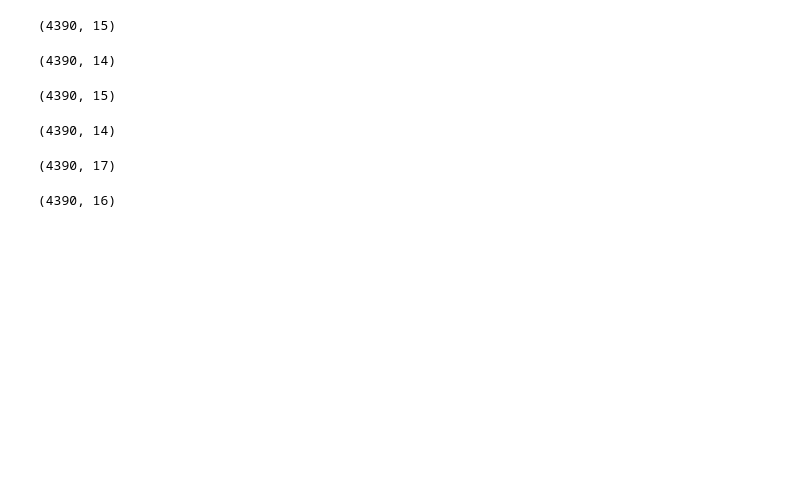
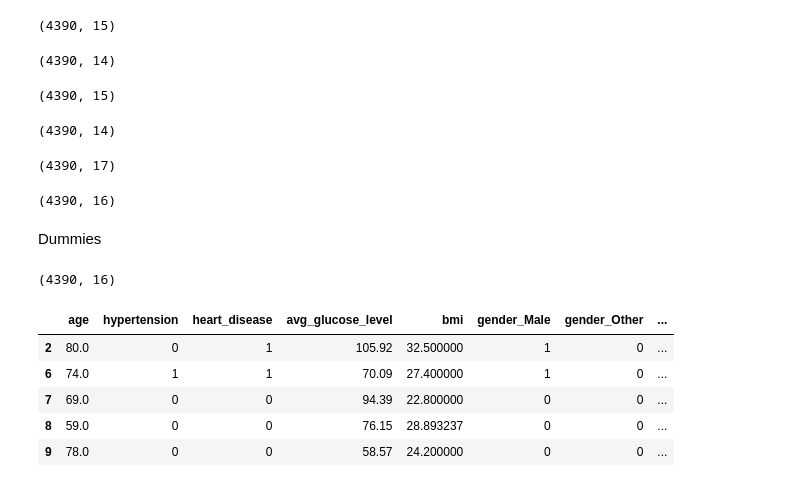
Before and after one commit to MEDAYDI/Machine_learning_training, a Jupyter notebook: data_preprocessing/TP1_AI.ipynb, the cells around one changed output. Cells and saved outputs as stored; diff of their text form; code cells hidden in the pictures; blank space fills up the shorter version.

```diff
--- a/data_preprocessing/TP1_AI.ipynb
+++ b/data_preprocessing/TP1_AI.ipynb
@@ -343,3 +344,23 @@ x=x[:,1:]
 x.shape
 # %% [output]
 (4390, 16)
+# %% [markdown]
+Dummies
+# %%
+x1=dataset.iloc[:,0:10]
+y1=dataset.iloc[:,10]
+# %%
+x1=pd.get_dummies(data=x1,drop_first=True)
+# %%
+x1.shape
+# %% [output]
+(4390, 16)
+# %%
+x1.head()
+# %% [output]
+|  | age | hypertension | heart_disease | avg_glucose_level | bmi | gender_Male | gender_Other | ... |
+| 2 | 80.0 | 0 | 1 | 105.92 | 32.500000 | 1 | 0 | ... |
+| 6 | 74.0 | 1 | 1 | 70.09 | 27.400000 | 1 | 0 | ... |
+| 7 | 69.0 | 0 | 0 | 94.39 | 22.800000 | 0 | 0 | ... |
+| 8 | 59.0 | 0 | 0 | 76.15 | 28.893237 | 0 | 0 | ... |
+| 9 | 78.0 | 0 | 0 | 58.57 | 24.200000 | 0 | 0 | ... |
```
Also changed, not shown: parts of 6 cells of this notebook.
